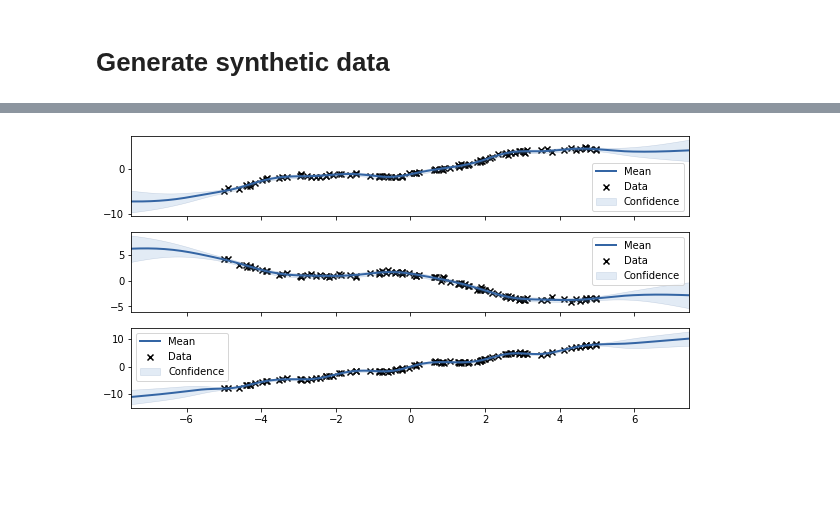
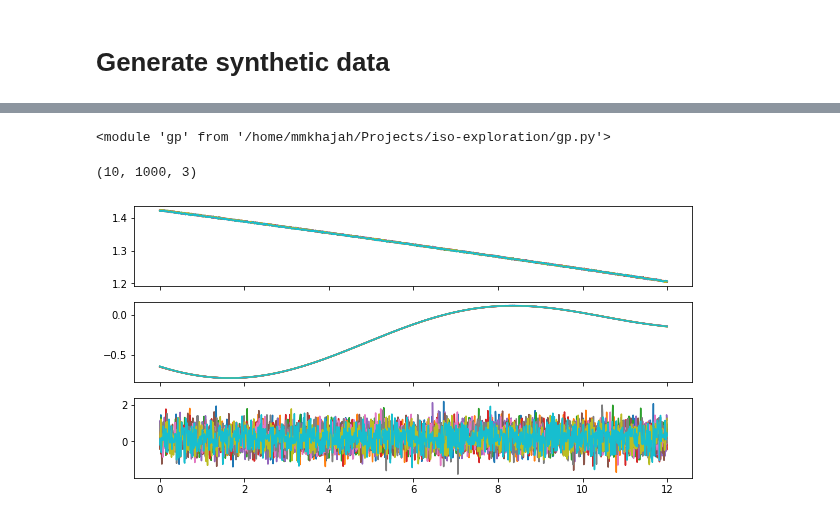
Before and after one commit to KISRDevelopment/iso-exploration, a Jupyter notebook: gptests.ipynb, the cells around one changed output, grey strips where cells are left out. Drawn from its saved outputs; the diff is of its cells as text; code cells hidden in the pictures; blank space fills up the shorter version.

```diff
--- a/gptests.ipynb
+++ b/gptests.ipynb
@@ -98,0 +49,5 @@ Updates: True
+# %%
+Xstar = np.linspace(0, 12, 1000)[:,None]
+ones_star = np.ones(Xstar.shape[0])[:,np.newaxis]
+newXstar = np.vstack([np.hstack([Xstar,ones_star*i]) for i in range(3)])
+noise_dict_star = {'output_index': newXstar[:,[-1]].astype(int)}
@@ -99,7 +122,41 @@ Updates: True
+# %%
+print(newX.shape)
+mu, var = m.predict(newX, Y_metadata=noise_dict)
+mu = np.reshape(mu, (3, -1)).T
+mse = np.mean(np.square(mu - Ytest), axis=0)
+
+print(mse)
+
+mu, var = m.predict(newXstar, Y_metadata=noise_dict_star)
+mu = np.reshape(mu, (3, -1)).T
+var = np.reshape(var, (3, -1)).T
+a, b = stats.norm.interval(0.95, mu, np.sqrt(var))
+
+f, axes = plt.subplots(3, 1, sharex=True, figsize=(10, 5))
+for i in range(3):
+    axes[i].plot(Xtrain, Ytrain[:,i], linestyle='', marker='o')
+    axes[i].plot(Xtest, Ytest[:,i], linestyle='', marker='x')
+    axes[i].plot(Xstar, mu[:,i])
+    axes[i].fill_between(Xstar[:,0], a[:,i], b[:,i], alpha=0.2)
+plt.show()
+# %%
+import gp #import the module here, so that it can be reloaded.
+importlib.reload(gp)
+# %% [output]
+<module 'gp' from '/home/mmkhajah/Projects/iso-exploration/gp.py'>
+# %%
+model = gp.GPModel({})
+model.train(Xtrain, Ytrain)
+# %%
+samples = model.predict(Xstar, n_samples=10)
+samples.shape
+# %% [output]
+(10, 1000, 3)
 # %%
 f, axes = plt.subplots(3, 1, sharex=True, figsize=(10, 5))
-for i in range(P):
-    #axes[i].plot(X, Y[:,i], linestyle='', marker='o')
-    m.plot(fixed_inputs=[(1,i)],which_data_rows=slice(i*N,i*N+N),ax=axes[i])
+for i in range(3):
+    for s in range(samples.shape[0]):
+        axes[i].plot(Xstar, samples[s,:,i])
+plt.show()
 # %% [output]
-[figure, old version]
+[figure, new version]
```
Also changed, not shown: parts of 25 cells of this notebook, 1 other file.
